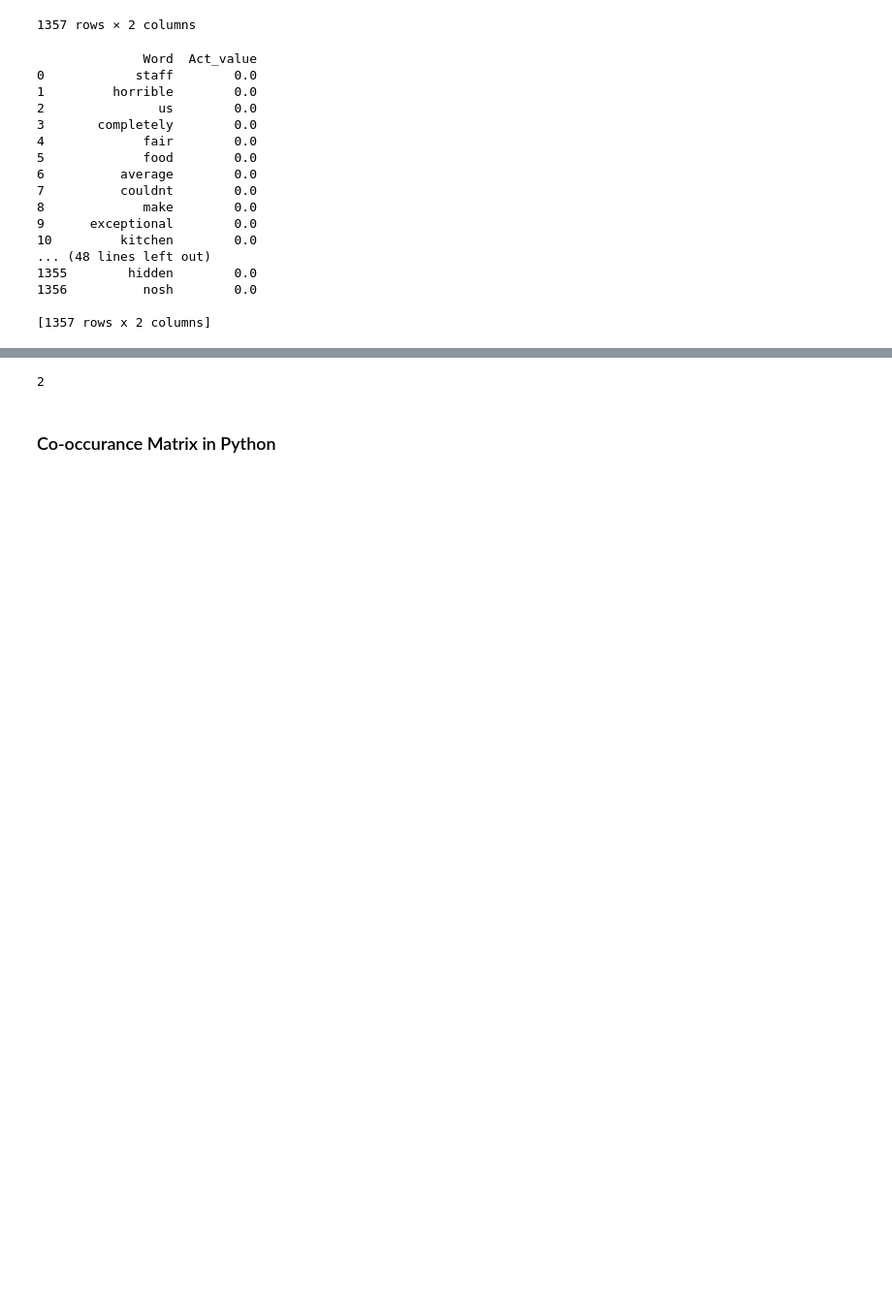
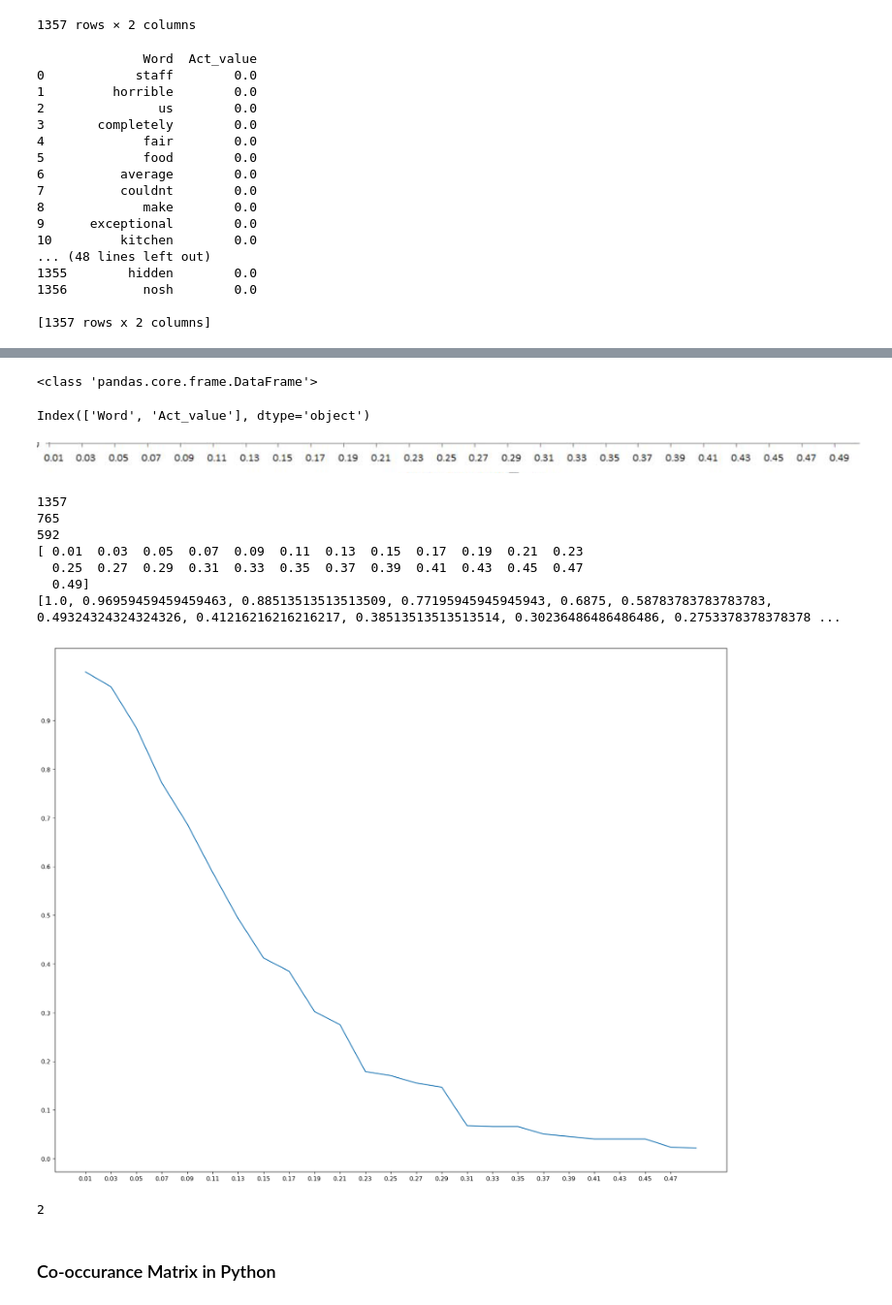
Before and after one commit to JituShinde77/Aspect_Based_Sentiment, a Jupyter notebook: ABSA.ipynb, the cells around one changed output, grey strips where cells are left out. Shown at 97% size. Saved outputs shown, nothing was run; the diff lists cells and outputs as text; code cells hidden in the pictures; blank space fills up the shorter version.

```diff
--- a/ABSA.ipynb
+++ b/ABSA.ipynb
@@ -1220,6 +1276,12 @@ W_df
 | hidden | 0.000000 | 0.000000 | 0.000000 | 0.0 | 0.0 | 0.000000 | 0.00 | 0.0 | 0.000000 | 0.0 | ... |
 | nosh | 0.000000 | 0.000000 | 0.000000 | 0.0 | 0.0 | 0.002208 | 0.00 | 0.0 | 0.000000 | 0.0 | ... |
 1357 rows × 1357 columns
+# %%
+# Read the data  from the pickel files with processed data and stored in the W_dfinal and X_dfinal
+
+W_dfinal = pd.read_pickle('pickels/180k_W_mat')
+X_dfinal = pd.read_pickle('pickels/180k_X_mat')
+counter_data_f = pd.read_pickle('pickels/80k_final_couter_data')
 # %% [markdown]
 ## Apply Spreading Activation
 # %% [markdown]
@@ -1317,7 +1379,7 @@ counter_data
 #print (type(counter_data))
 
 #print (counter_data)
-word_data = copy.deepcopy(counter_data)
+word_data = copy.deepcopy(counter_data_f)
 
 length = len(word_data)
 #print (length)
@@ -1363,7 +1425,7 @@ words.remove(category_word)
 
 for w in words:
     #print (w)
-    Wij = W_df.loc[category_word, w]
+    Wij = W_dfinal.loc[category_word, w]
     Aj = (food_act.loc[word_data['Word'] == w, 'Act_value'].iloc[0])
     Ai = (food_act.loc[word_data['Word'] == category_word, 'Act_value'].iloc[0])
     a_val = min((Aj + Ai * Wij * delt ),1)
@@ -1374,12 +1436,14 @@ for w in words:
 
 count = 0
 for w in words:
-    if (food_act.loc[word_data['Word'] == w, 'Act_value'].iloc[0]) > 0.4:
+    if (food_act.loc[word_data['Word'] == w, 'Act_value'].iloc[0]) > 0.3:
         print (w)
         count += 1
     elif (food_act.loc[word_data['Word']== w, 'Act_value'].iloc[0]) > 0:
         count += 1
-        print (w)
+        if(w == 'chicken'):
+            print ("W :", food_act.loc[word_data['Word']== w, 'Act_value'].iloc[0])
+        #print (w)
 
 print (count)
 # %% [output]
@@ -1402,4 +1466,59 @@ showed
 591
+# %%
+food_act
+
+print (type(food_act))
+food_act.columns
+# %% [output]
+<class 'pandas.core.frame.DataFrame'>
+Index(['Word', 'Act_value'], dtype='object')
+# %% [markdown]
+![image.png](attachment:image.png)
+# %%
+food_act_val = food_act['Act_value'].tolist()
+food_act_val.count(0)
+print (len(food_act_val))
+print (food_act_val.count(0))
+
+# Remove Zero occurance value from the list
+def remove_value_from_list(the_list, val):
+    return [value for value in the_list if value != val]
+
+food_act_val = remove_value_from_list(food_act_val, 0)
+print (len(food_act_val))
+
+# Total word in the networks are 592
+# Count for the 0.01 ,0.003
+#sum(i > 5 for i in j)
+
+x = np.arange(0.01, 0.50, 0.02)
+print (x)
+y = []
+for i in x:
+    #print (sum (k > i for k  in food_act_val ))
+    y.append((sum (k > i for k  in food_act_val ))/ (len(food_act_val)))
+
+print (y)
+
+%matplotlib inline
+
+plt.figure(num=None, figsize=(20, 16), dpi=120, facecolor='w', edgecolor='k')
+plt.plot(x, y)
+
+plt.xticks(np.arange( 0.01 , max(x), 0.02))
+plt.yticks(np.arange(0.0, 1, 0.1))
+
+
+plt.show()
+# %% [output]
+1357
+765
+592
+[ 0.01  0.03  0.05  0.07  0.09  0.11  0.13  0.15  0.17  0.19  0.21  0.23
+  0.25  0.27  0.29  0.31  0.33  0.35  0.37  0.39  0.41  0.43  0.45  0.47
+  0.49]
+[1.0, 0.96959459459459463, 0.88513513513513509, 0.77195945945945943, 0.6875, 0.58783783783783783, 0.49324324324324326, 0.41216216216216217, 0.38513513513513514, 0.30236486486486486, 0.2753378378378378 ...
+[figure, added]
 # %%
 min(2, 3)
 # %% [output]
```
Also changed, not shown: parts of 12 cells of this notebook.
